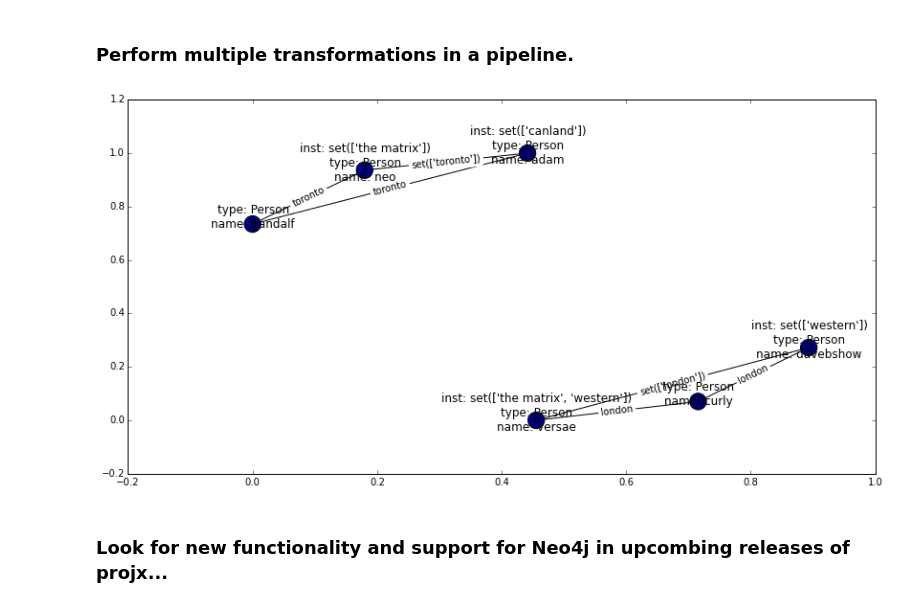
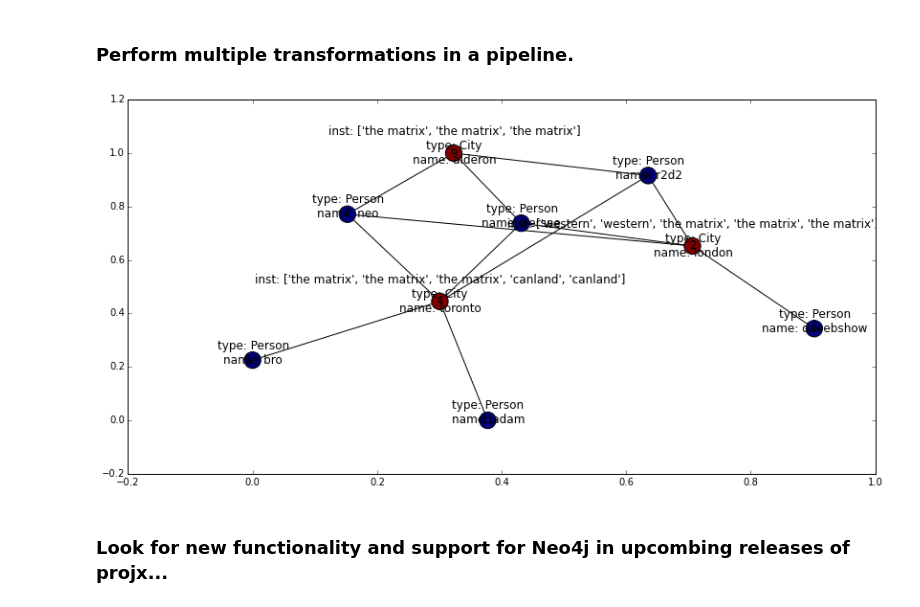
Before and after one commit to davebshow/projx, a Jupyter notebook: projx_demo.ipynb, the cells around one changed output. Cells and saved outputs as stored; diff of their text form; code cells hidden in the pictures.

```diff
--- a/projx_demo.ipynb
+++ b/projx_demo.ipynb
@@ -340,13 +340,11 @@ multi_transform_etl = {
     "extractor": {
         "networkx": {
             "traversal": [
+                {"node": {"alias": "p1", "type": "Person"}},
+                {"edge": {}},
                 {"node": {"alias": "i", "type": "Institution"}},
                 {"edge": {}},
-                {"node": {"alias": "p1", "type": "Person"}},
-                {"edge": {}},
-                {"node": {"alias": "c", "type": "City"}},
-                {"edge": {}},
-                {"node": {"alias": "p2", "type": "Person"}}
+                {"node": {"alias": "c", "type": "City"}}
             ],
             "type": "subgraph"
         }
@@ -358,7 +356,7 @@ multi_transform_etl = {
         {
             "transfer": {
                 "delete": {
-                    "alias": ["i"]
+                    "alias": []
                 },
                 "method": {
                     "attrs": {
@@ -367,43 +365,41 @@ multi_transform_etl = {
                 },
                 "pattern": [
                     {"node": {"alias": "i"}},
                     {"edge": {}},
-                    {"node": {"alias": "p1"}}
+                    {"node": {"alias": "c"}}
                 ],
                 "set": [
                     {"key": "inst", "value_lookup": "i.name"}
                 ]
             }
         },
         {
-            "project": {
+            "transfer": {
                 "delete": {
                     "alias": [
-                        "c"
+                        "i"
                     ]
                 },
                 "method": {
-                    "jaccard": {
+                    "edges": {
                         "args": [
                             "City"
                         ]
                     }
                 },
                 "pattern": [
-                    {"node": {"alias": "p1"}},
+                    {"node": {"alias": "i"}},
                     {"edge": {}},
-                    {"node": {"alias": "p2"}}
+                    {"node": {"alias": "p1"}}
                 ],
-                "set": [
-                    {"key": "city", "value_lookup": "c.name"}
-                ]
+                "set": [{}]
             }
         }
     ]
 }
 subgraph = px.execute_etl(multi_transform_etl, g)
-px.draw_simple_graph(subgraph, label_attrs=["name", "type", "inst"], edge_label_attr="city")
+px.draw_simple_graph(subgraph, label_attrs=["name", "type", "inst"])
 # %% [output]
-[figure, old version]
+[figure, new version]
 # %% [markdown]
 ### Look for new functionality and support for Neo4j in upcombing releases of projx...
```
Also changed, not shown: parts of 12 cells of this notebook, 1 other file.
